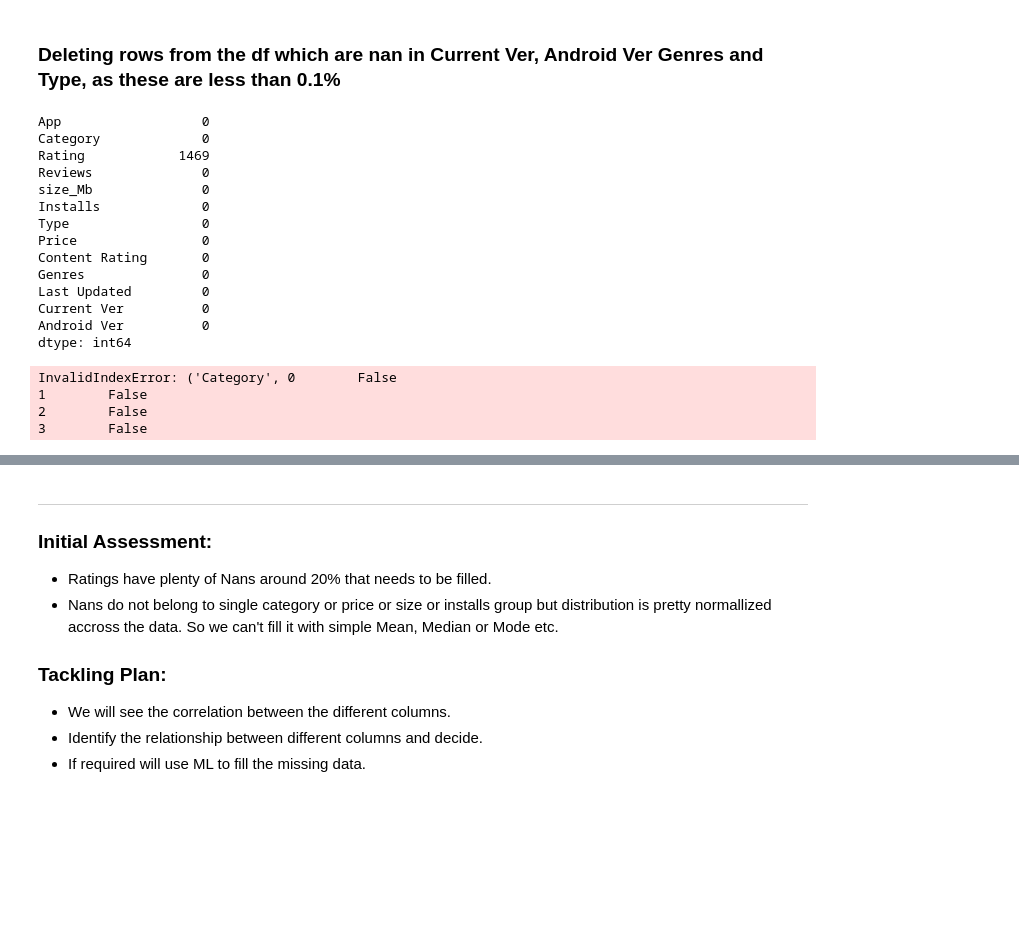
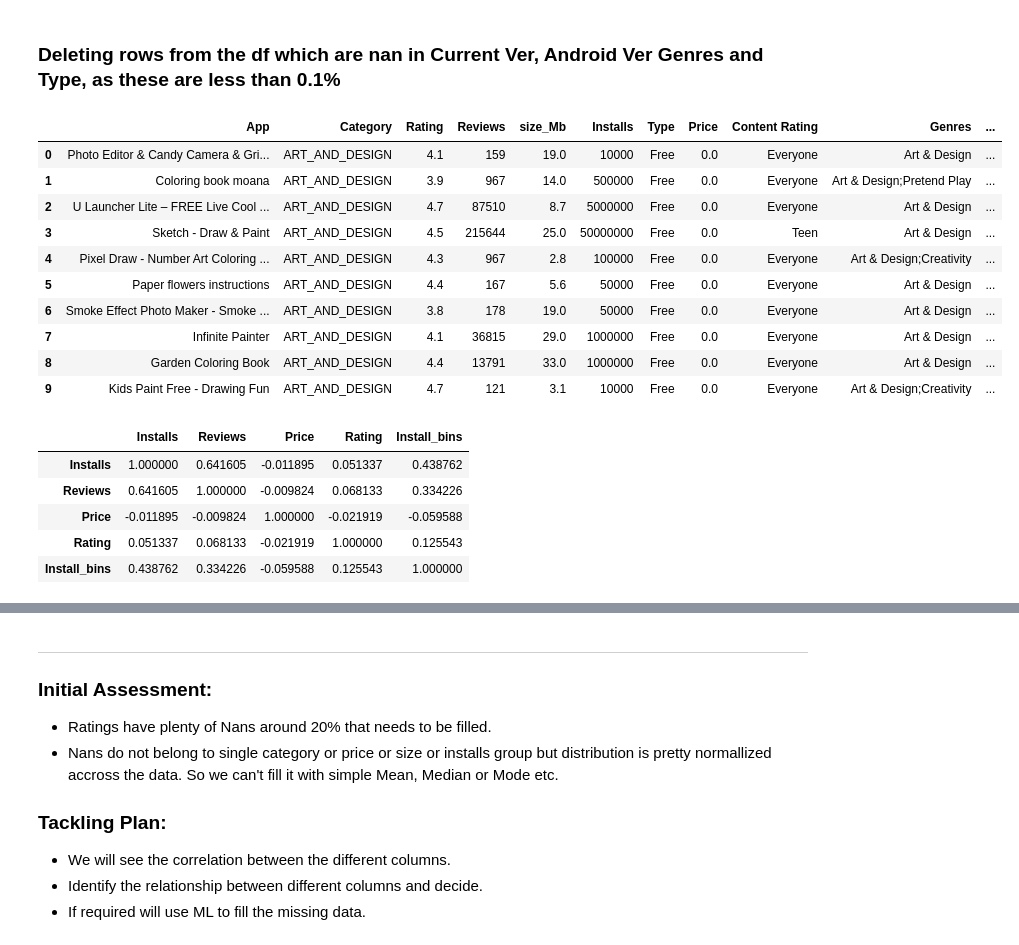
Before and after one commit to snajeebz/GoogleAppStoreDA, a Jupyter notebook: notebook1a804bb997.ipynb, the cells around one changed output, grey strips where cells are left out. Cells and saved outputs as stored; diff of their text form; code cells hidden in the pictures; blank space fills up the shorter version.

```diff
--- a/notebook1a804bb997.ipynb
+++ b/notebook1a804bb997.ipynb
@@ -334,27 +334,37 @@ dtype: int64
 # %%
 df=df[~df['Current Ver'].isna() & ~df['Genres'].isna() & ~df['Type'].isna() & ~df['Android Ver'].isna()]
 df.isnull().sum()
+df.head(10)
 # %% [output]
-App                  0
-Category             0
-Rating            1469
-Reviews              0
-size_Mb              0
-Installs             0
-Type                 0
-Price                0
-Content Rating       0
-Genres               0
-Last Updated         0
-Current Ver          0
-Android Ver          0
-dtype: int64
+|  | App | Category | Rating | Reviews | size_Mb | Installs | Type | Price | Content Rating | Genres | ... |
+| 0 | Photo Editor & Candy Camera & Gri... | ART_AND_DESIGN | 4.1 | 159 | 19.0 | 10000 | Free | 0.0 | Everyone | Art & Design | ... |
+| 1 | Coloring book moana | ART_AND_DESIGN | 3.9 | 967 | 14.0 | 500000 | Free | 0.0 | Everyone | Art & Design;Pretend Play | ... |
+| 2 | U Launcher Lite – FREE Live Cool ... | ART_AND_DESIGN | 4.7 | 87510 | 8.7 | 5000000 | Free | 0.0 | Everyone | Art & Design | ... |
+| 3 | Sketch - Draw & Paint | ART_AND_DESIGN | 4.5 | 215644 | 25.0 | 50000000 | Free | 0.0 | Teen | Art & Design | ... |
+| 4 | Pixel Draw - Number Art Coloring ... | ART_AND_DESIGN | 4.3 | 967 | 2.8 | 100000 | Free | 0.0 | Everyone | Art & Design;Creativity | ... |
+| 5 | Paper flowers instructions | ART_AND_DESIGN | 4.4 | 167 | 5.6 | 50000 | Free | 0.0 | Everyone | Art & Design | ... |
+| 6 | Smoke Effect Photo Maker - Smoke ... | ART_AND_DESIGN | 3.8 | 178 | 19.0 | 50000 | Free | 0.0 | Everyone | Art & Design | ... |
+| 7 | Infinite Painter | ART_AND_DESIGN | 4.1 | 36815 | 29.0 | 1000000 | Free | 0.0 | Everyone | Art & Design | ... |
+| 8 | Garden Coloring Book | ART_AND_DESIGN | 4.4 | 13791 | 33.0 | 1000000 | Free | 0.0 | Everyone | Art & Design | ... |
+| 9 | Kids Paint Free - Drawing Fun | ART_AND_DESIGN | 4.7 | 121 | 3.1 | 10000 | Free | 0.0 | Everyone | Art & Design;Creativity | ... |
 # %%
-#df['Rating'].isnull().sum().groupby(df['Categories'])
-# Filter sum of Nan values of Rating column groupped by Categories Column
-df['Categroy'].gr
+#Let's separate the relevant data to do the further analysis
+#df2=pd.DataFrame([df.Installs,df.Reviews, df.Price, df.Rating]).transpose()
+df2=df[['Installs', 'Reviews', 'Price', 'Rating']]
+# Creating another dataframe without nulls for analysis
+df3=df2.dropna()
+df3['Install_bins'] = pd.cut(x=df3['Installs'], bins=[0, 1000, 100000, 10000000,100000000,1000000000,], labels=[1,2,3,4,5])
+df3['Install_bins']=pd.to_numeric(df3['Install_bins'], errors='raise')
-# %% [output]
-InvalidIndexError: ('Category', 0        False
-1        False
-2        False
-3        False
+# %%
+import plotly.express as px
+df3['Install_bins'].value_counts()
+px.box(x=df3['Install_bins'].unique(), y=df3.groupby(df3['Install_bins'])['Rating'].mean())
+df3.groupby(df3['Install_bins'])['Rating'].describe()
+df3.corr()
+# %% [output]
+|  | Installs | Reviews | Price | Rating | Install_bins |
+| Installs | 1.000000 | 0.641605 | -0.011895 | 0.051337 | 0.438762 |
+| Reviews | 0.641605 | 1.000000 | -0.009824 | 0.068133 | 0.334226 |
+| Price | -0.011895 | -0.009824 | 1.000000 | -0.021919 | -0.059588 |
+| Rating | 0.051337 | 0.068133 | -0.021919 | 1.000000 | 0.125543 |
+| Install_bins | 0.438762 | 0.334226 | -0.059588 | 0.125543 | 1.000000 |
```
Also changed, not shown: parts of 3 cells of this notebook.
